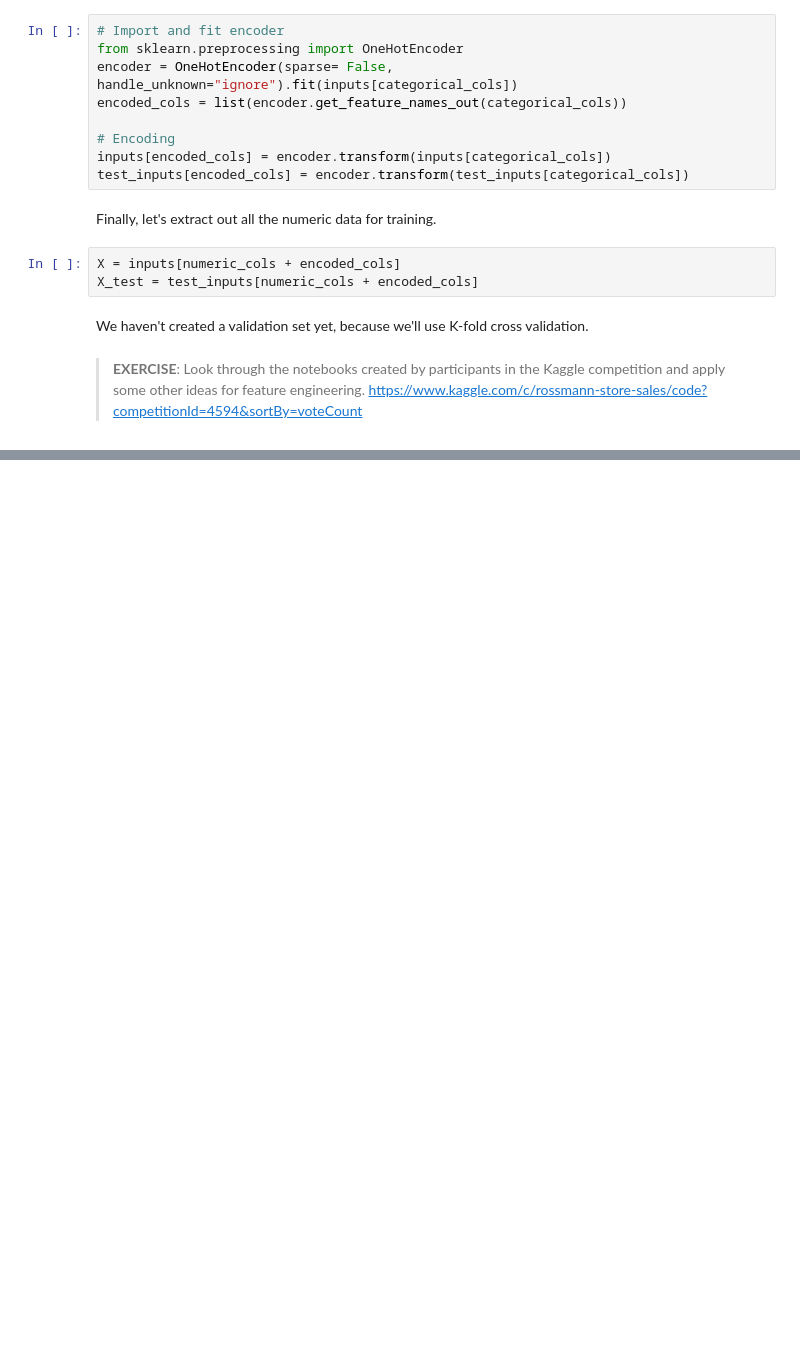
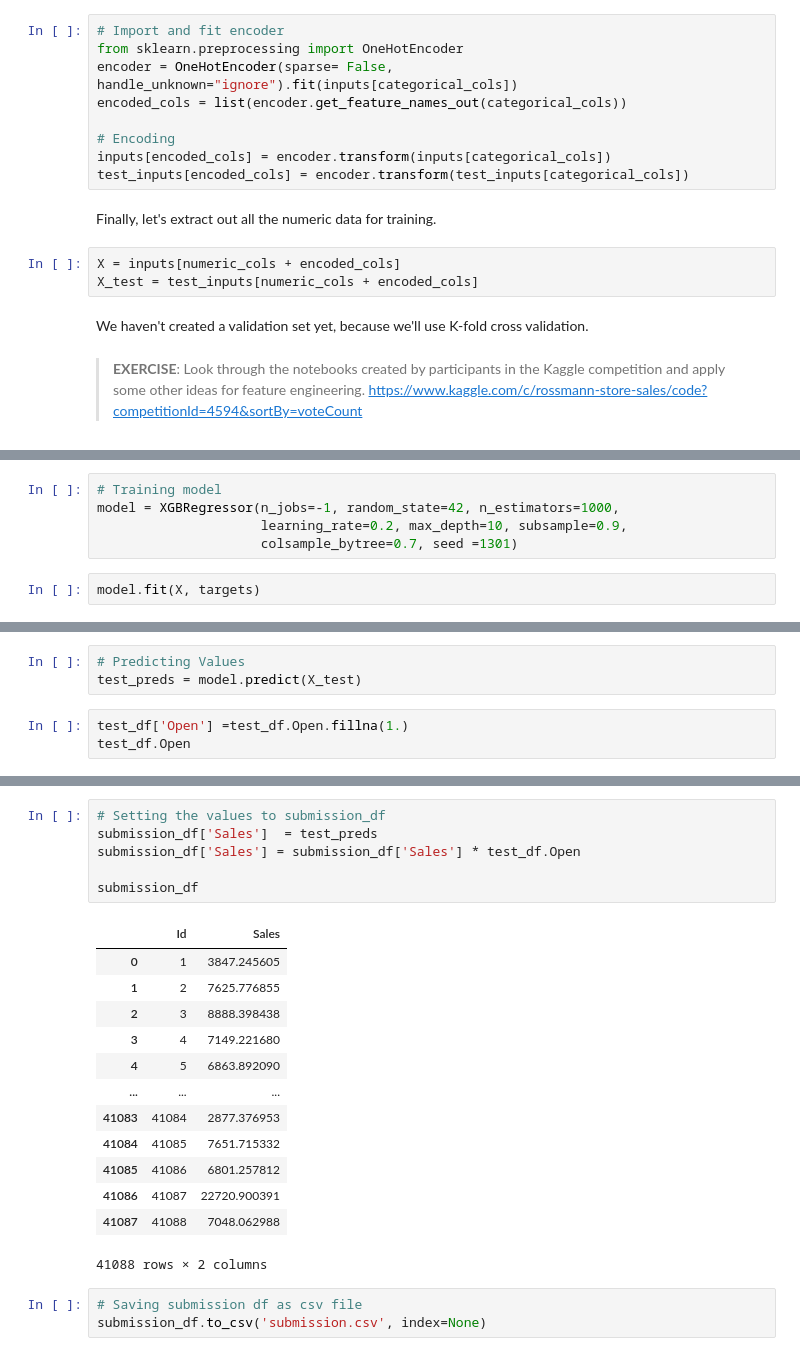
Before and after one commit to alamgirakash2000/machine-learning-with-python-ZeroToGBMs, a Jupyter notebook: gradient-boosting-xgboost/xgboost-gradient-boosting.ipynb, the cells around one changed output, grey strips where cells are left out. Drawn from its saved outputs; the diff is of its cells as text; blank space fills up the shorter version.

```diff
--- a/gradient-boosting-xgboost/xgboost-gradient-boosting.ipynb
+++ b/gradient-boosting-xgboost/xgboost-gradient-boosting.ipynb
@@ -364,0 +464,7 @@ Here's a visual representation of gradient boosting:
+# %%
+# Training model
+model = XGBRegressor(n_jobs=-1, random_state=42, n_estimators=1000,
+                     learning_rate=0.2, max_depth=10, subsample=0.9,
+                     colsample_bytree=0.7, seed =1301)
+# %%
+model.fit(X, targets)
@@ -364,0 +482,6 @@ Here's a visual representation of gradient boosting:
+# %%
+# Predicting Values
+test_preds = model.predict(X_test)
+# %%
+test_df['Open'] =test_df.Open.fillna(1.)
+test_df.Open
@@ -364,0 +501,23 @@ Here's a visual representation of gradient boosting:
+# %%
+# Setting the values to submission_df
+submission_df['Sales']  = test_preds
+submission_df['Sales'] = submission_df['Sales'] * test_df.Open
+
+submission_df
+# %% [output]
+|  | Id | Sales |
+| 0 | 1 | 3847.245605 |
+| 1 | 2 | 7625.776855 |
+| 2 | 3 | 8888.398438 |
+| 3 | 4 | 7149.221680 |
+| 4 | 5 | 6863.892090 |
+| ... | ... | ... |
+| 41083 | 41084 | 2877.376953 |
+| 41084 | 41085 | 7651.715332 |
+| 41085 | 41086 | 6801.257812 |
+| 41086 | 41087 | 22720.900391 |
+| 41087 | 41088 | 7048.062988 |
+41088 rows × 2 columns
+# %%
+# Saving submission df as csv file
+submission_df.to_csv('submission.csv', index=None)
```
Also changed, not shown: parts of 22 cells of this notebook, 4 other files.
